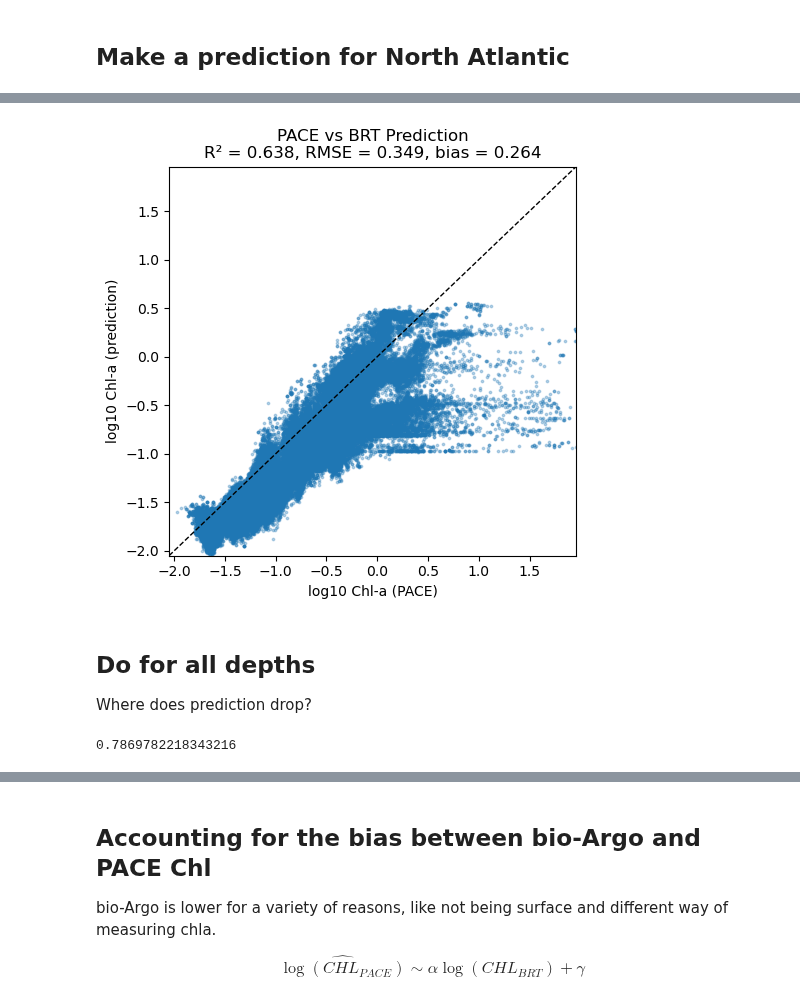
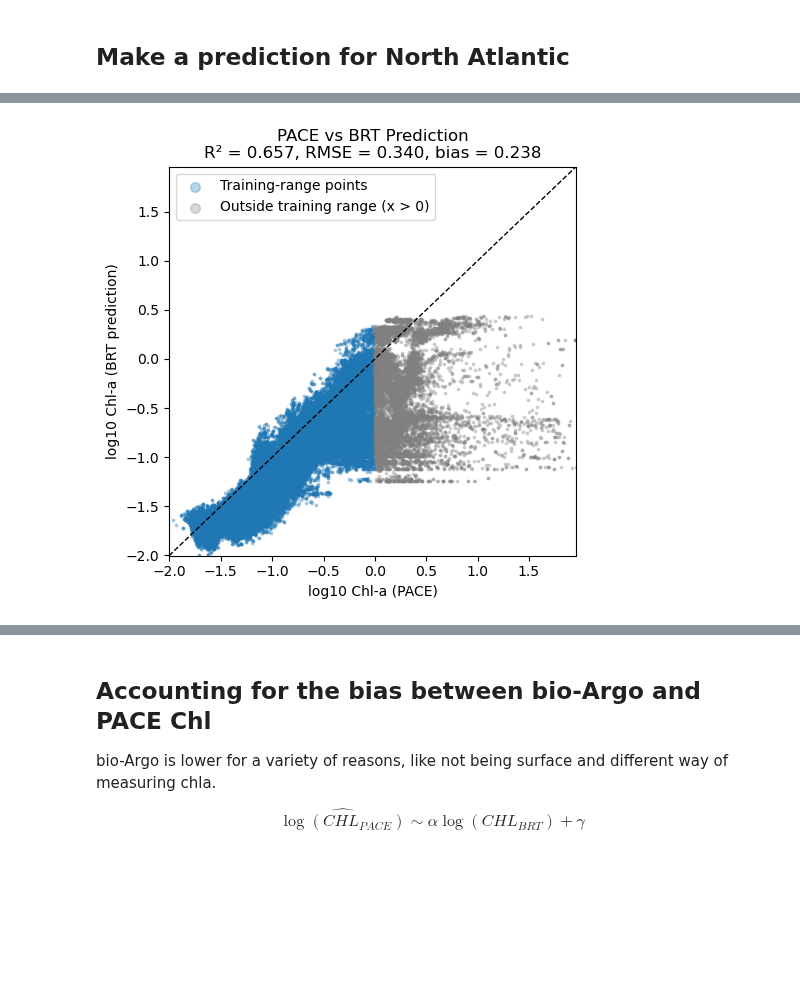
Before and after one commit to fish-pace/2025-tutorials, a Jupyter notebook: BRT_Argo_CHLA.ipynb, the cells around one changed output, grey strips where cells are left out. Cells and saved outputs as stored; diff of their text form; code cells hidden in the pictures; blank space fills up the shorter version.

Commit message:
remove the all depths part. that goes to the chla repo

```diff
--- a/BRT_Argo_CHLA.ipynb
+++ b/BRT_Argo_CHLA.ipynb
@@ -188,9 +188,12 @@ rrs_cols = [
     c for c in dataset.columns
     if c.startswith("pace_Rrs_") and c[-1].isdigit()
 ]
-extra = ["solar_hour", "x_geo", "y_geo", "z_geo"]
+# if you want to try with more variables
+#extra = ["solar_hour", "x_geo", "y_geo", "z_geo"]
+extra = ["solar_hour"]
 train_data = dataset[["time", "lat", "lon", y_col] + rrs_cols + extra]
 train_data = train_data.rename(columns={y_col: "y"})
+
 # IMPORTANT! log our response so it is symmetric (Normal-ish)
 train_data = train_data.where(train_data["y"] > 0)
 train_data["y"] = np.log10(train_data["y"])
@@ -203,7 +206,7 @@ X_train, X_test, y_train, y_test = train_test_split(
     X,
     y,
     test_size=0.2,
-#    random_state=42,
+    random_state=42, # change for a new random train set
 )
 # %% [markdown]
 ## Fit a BRT
@@ -626,41 +638,63 @@ make_plot(pred_da, chla)
 import numpy as np
 import matplotlib.pyplot as plt
 from sklearn.metrics import r2_score, mean_squared_error
 
 # Flatten and drop NaNs
 y_pace = chla.values.ravel()
 y_pred = pred_da.values.ravel()
 
-mask = np.isfinite(y_pace) & np.isfinite(y_pred)# & (y_pace < 0)
+mask = np.isfinite(y_pace) & np.isfinite(y_pred)
 y_pace = y_pace[mask]
 y_pred = y_pred[mask]
 
-# Compute some metrics
+# Metrics
 r2 = r2_score(y_pace, y_pred)
 rmse = np.sqrt(mean_squared_error(y_pace, y_pred))
 bias = np.mean(y_pace - y_pred)
 
-# Scatter plot
+# Split by x > 0
+mask_x_pos = y_pace > 0
+
+x_pos = y_pace[mask_x_pos]
+y_pos = y_pred[mask_x_pos]
+
+x_nonpos = y_pace[~mask_x_pos]
+y_nonpos = y_pred[~mask_x_pos]
+
+# Plot
 plt.figure(figsize=(5, 5))
-plt.scatter(y_pace, y_pred, s=3, alpha=0.3)
+
+# Training-range points
+plt.scatter(
+    x_nonpos, y_nonpos,
+    s=3, alpha=0.3, label="Training-range points"
+)
+
+# Out-of-range (x > 0)
+plt.scatter(
+    x_pos, y_pos,
+    s=3, alpha=0.3, color="grey", label="Outside training range (x > 0)"
+)
 
 # 1:1 line
 lims = [
     min(y_pace.min(), y_pred.min()),
     max(y_pace.max(), y_pred.max())
 ]
 plt.plot(lims, lims, "k--", linewidth=1)
+
 plt.xlim(lims)
 plt.ylim(lims)
 
 plt.xlabel("log10 Chl-a (PACE)")
-plt.ylabel("log10 Chl-a (prediction)")
-plt.title(f"PACE vs BRT Prediction\nR² = {r2:.3f}, RMSE = {rmse:.3f}, bias = {bias:.3f}")
+plt.ylabel("log10 Chl-a (BRT prediction)")
+plt.title(
+    f"PACE vs BRT Prediction\n"
+    f"R² = {r2:.3f}, RMSE = {rmse:.3f}, bias = {bias:.3f}"
+)
+
+plt.legend(loc="upper left", markerscale=4)
 plt.tight_layout()
 plt.show()
 # %% [output]
-[figure, old version]
+[figure, new version]
-# %% [markdown]
-## Do for all depths
-
-Where does prediction drop?
@@ -716,6 +700,0 @@ def fit_brt_bin(var, dataset, seed=42, extras=["solar_hour"]):
-# %%
-extra = ["solar_hour", "x_geo", "y_geo", "z_geo"]
-_, r2, _, _ = fit_brt_bin("CHLA_0_10", dataset, extras=extra)
-r2
-# %% [output]
-0.7869782218343216
```
Also changed, not shown: parts of 33 cells of this notebook.
